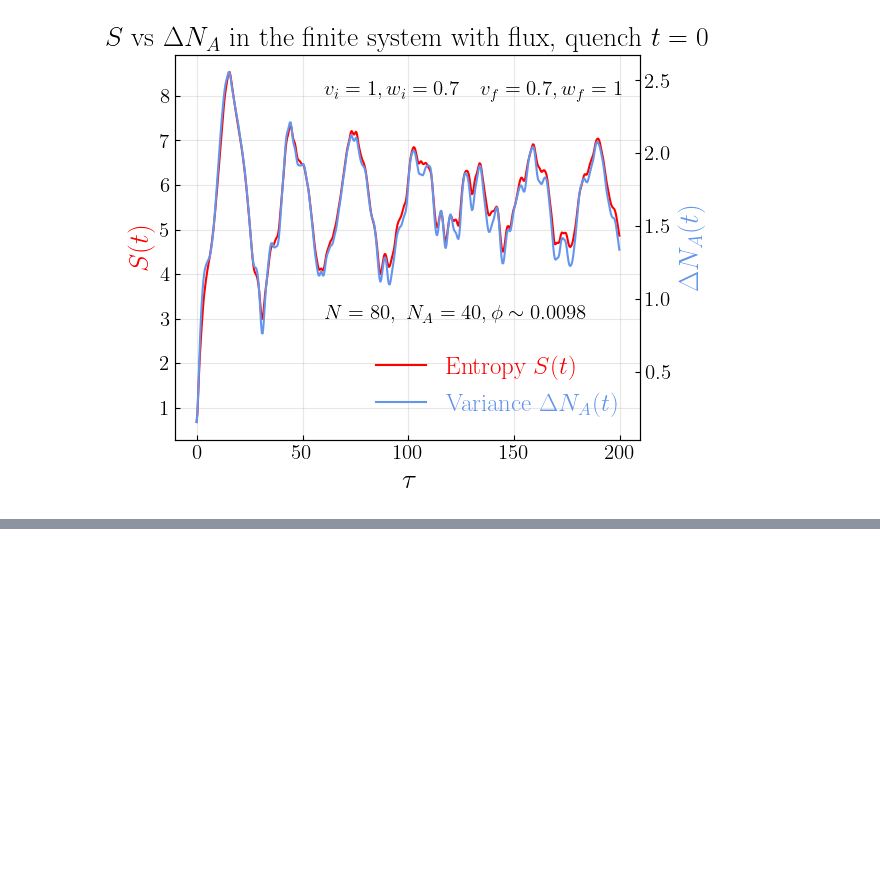
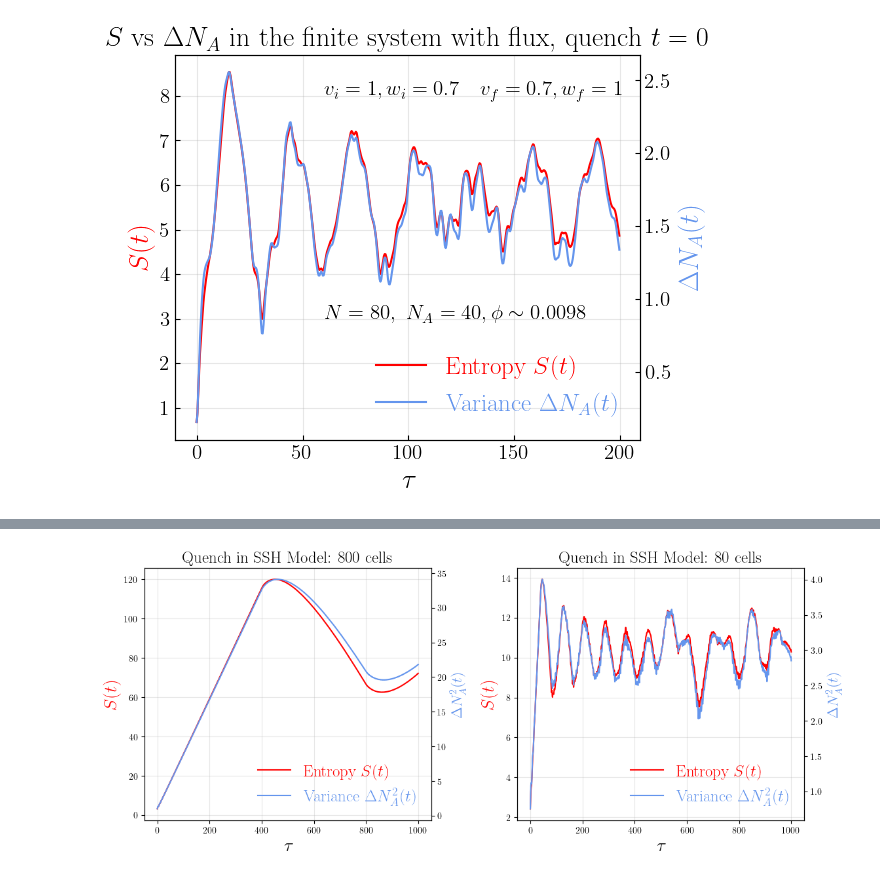
Before and after one commit to artalink7/SSH-Analysis, a Jupyter notebook: plot/plots.ipynb, the cells around one changed output, grey strips where cells are left out. Drawn from its saved outputs; the diff is of its cells as text; code cells hidden in the pictures; blank space fills up the shorter version.

```diff
--- a/plot/plots.ipynb
+++ b/plot/plots.ipynb
@@ -1375,0 +1597,4 @@ comparison_data_entropy_vs_var_quench_flux()
+# %%
+plot_quench_SSH_gapless_to_gapped_80cells_and_800cells()
+# %% [output]
+[figure, added]
```
Also changed, not shown: parts of 8 cells of this notebook, 2 other files.
